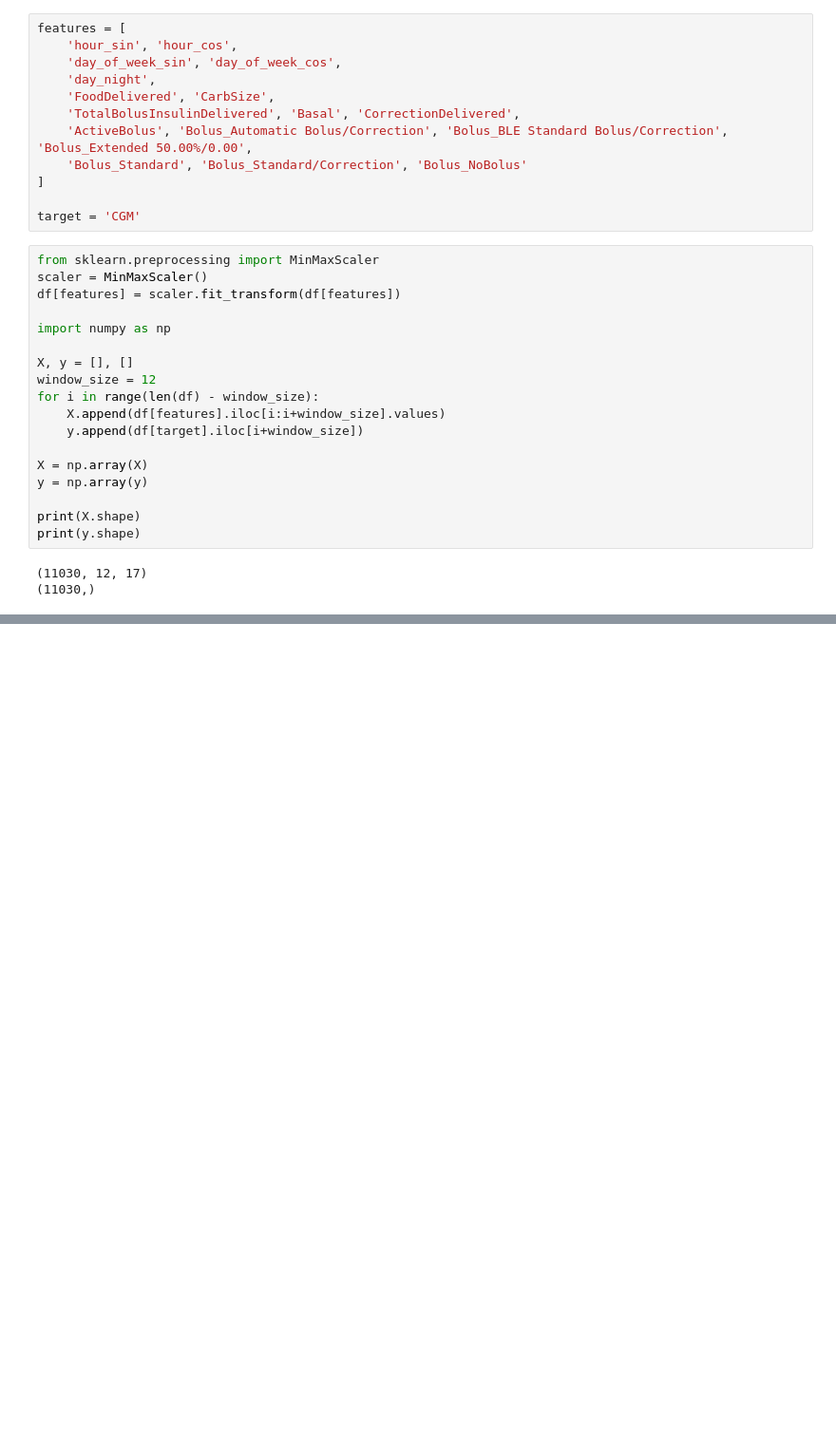
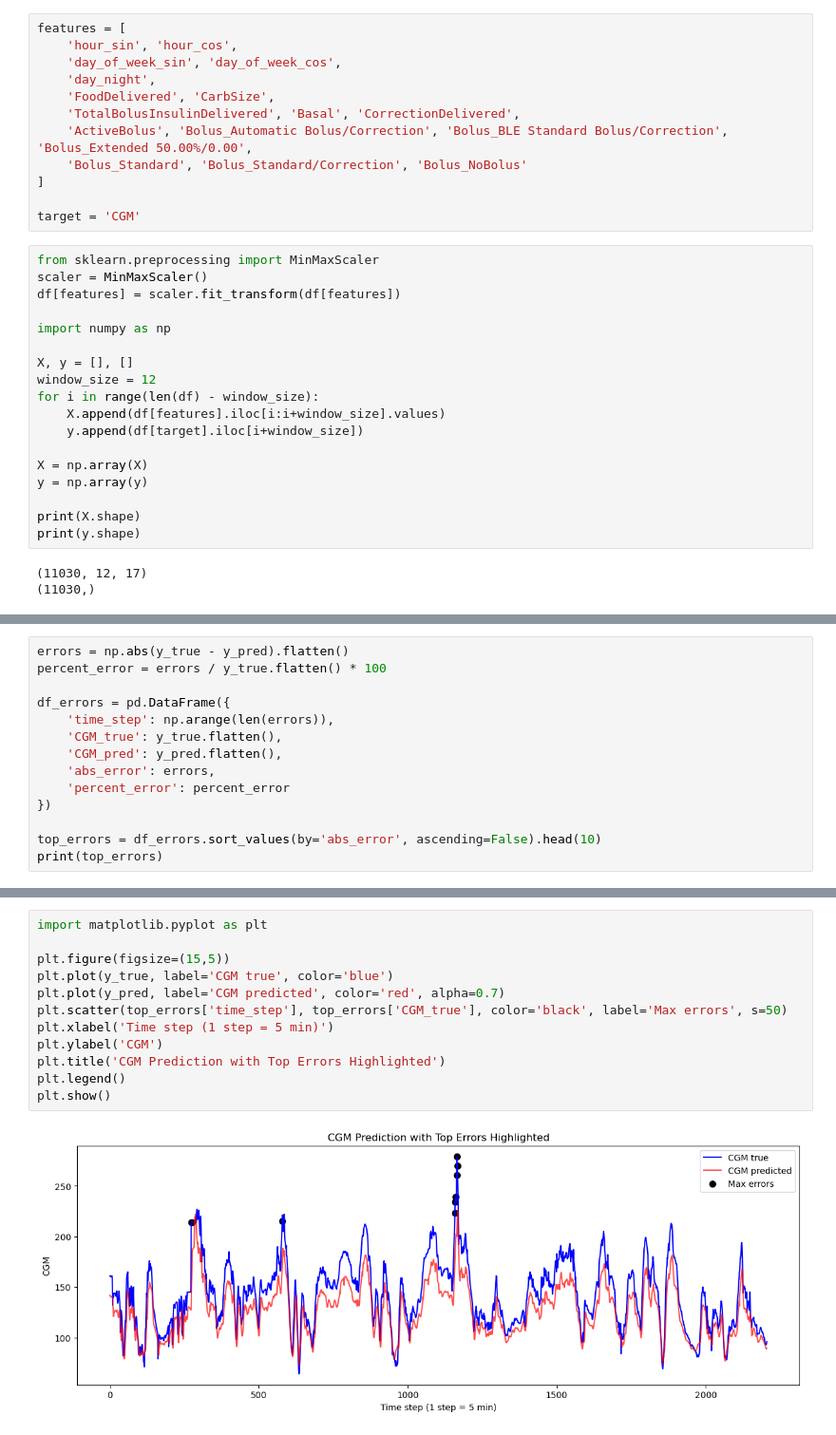
Before and after one commit to kindbyte/Glucose_Forecasting_and_Insulin_Dynamics_Analysis_Type-1_Diabetes, a Jupyter notebook: AZT1D_Insulin_Prediction.ipynb, the cells around one changed output, grey strips where cells are left out. Shown at 95% size. Cells and saved outputs as stored; diff of their text form; blank space fills up the shorter version.

```diff
--- a/AZT1D_Insulin_Prediction.ipynb
+++ b/AZT1D_Insulin_Prediction.ipynb
@@ -246,0 +253,14 @@ plt.show()
+# %%
+errors = np.abs(y_true - y_pred).flatten()
+percent_error = errors / y_true.flatten() * 100
+
+df_errors = pd.DataFrame({
+    'time_step': np.arange(len(errors)),
+    'CGM_true': y_true.flatten(),
+    'CGM_pred': y_pred.flatten(),
+    'abs_error': errors,
+    'percent_error': percent_error
+})
+
+top_errors = df_errors.sort_values(by='abs_error', ascending=False).head(10)
+print(top_errors)
@@ -246,0 +279,14 @@ plt.show()
+# %%
+import matplotlib.pyplot as plt
+
+plt.figure(figsize=(15,5))
+plt.plot(y_true, label='CGM true', color='blue')
+plt.plot(y_pred, label='CGM predicted', color='red', alpha=0.7)
+plt.scatter(top_errors['time_step'], top_errors['CGM_true'], color='black', label='Max errors', s=50)
+plt.xlabel('Time step (1 step = 5 min)')
+plt.ylabel('CGM')
+plt.title('CGM Prediction with Top Errors Highlighted')
+plt.legend()
+plt.show()
+# %% [output]
+[figure, added]
```
Also changed, not shown: parts of 4 cells of this notebook.
